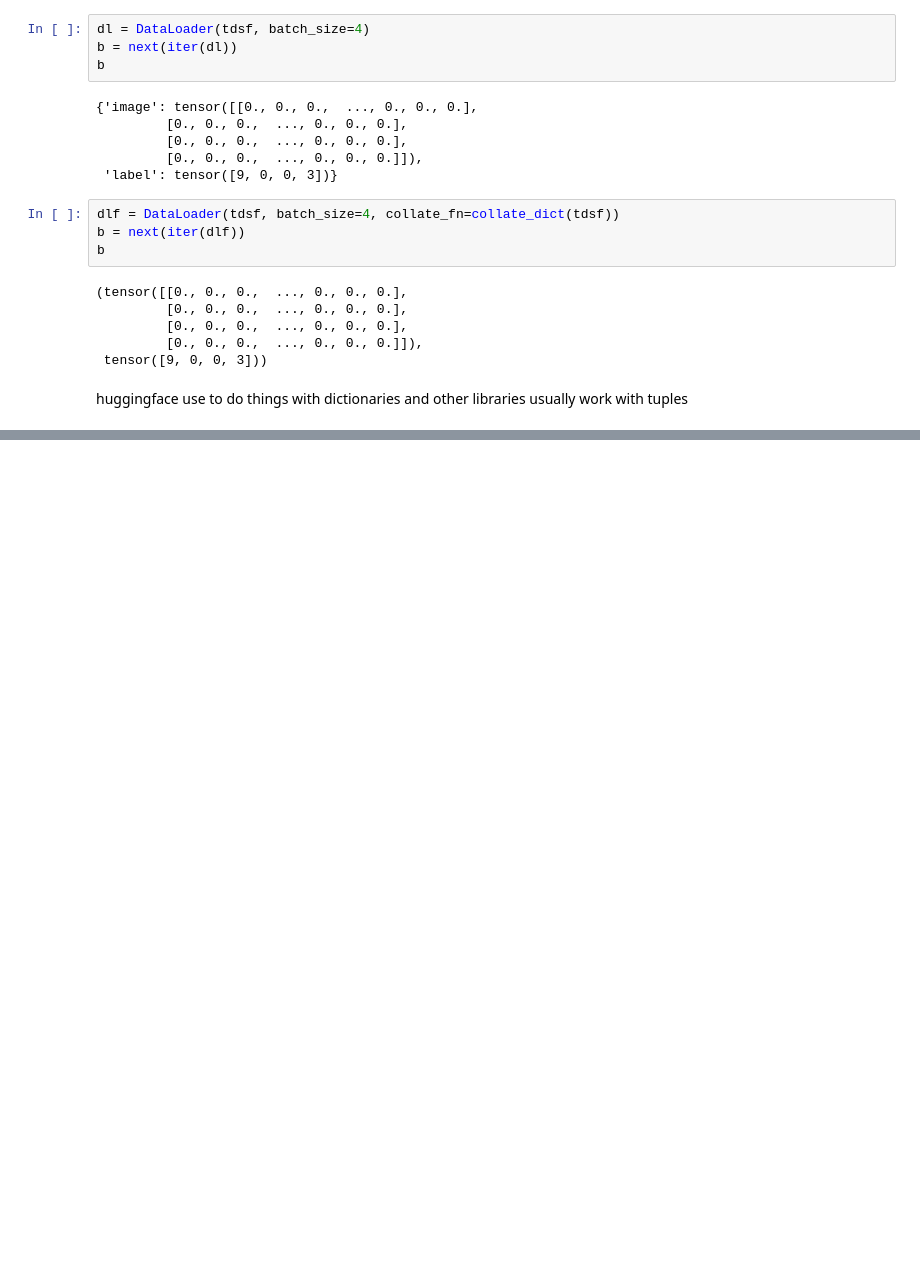
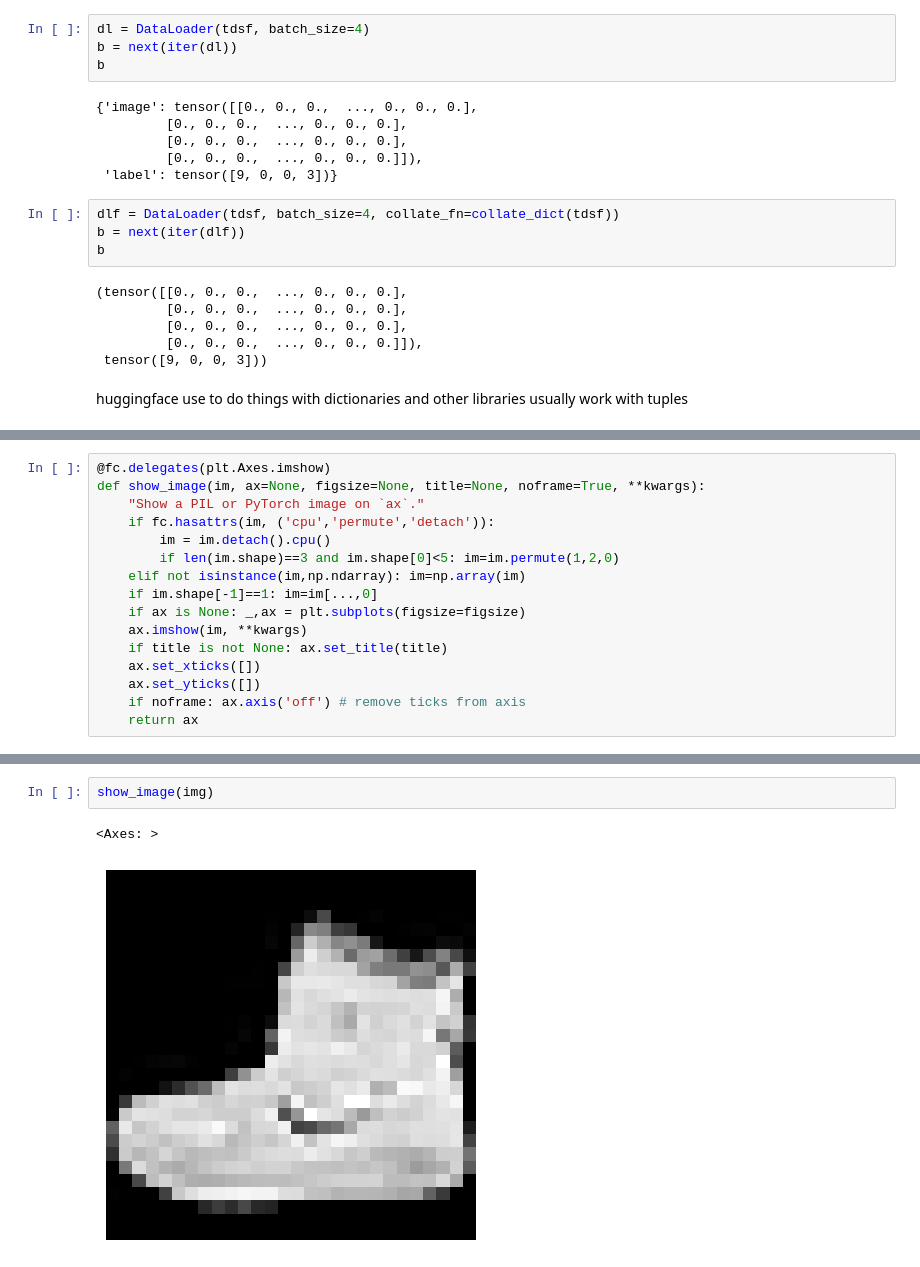
Before and after one commit to GregLed/fastai_2022, a Jupyter notebook: lec14_datasets.ipynb, the cells around one changed output, grey strips where cells are left out. Saved outputs shown, nothing was run; the diff lists cells and outputs as text; blank space fills up the shorter version.

```diff
--- a/lec14_datasets.ipynb
+++ b/lec14_datasets.ipynb
@@ -339,0 +366,16 @@ huggingface use to do things with dictionaries and other libraries usually work
+# %%
+@fc.delegates(plt.Axes.imshow)
+def show_image(im, ax=None, figsize=None, title=None, noframe=True, **kwargs):
+    "Show a PIL or PyTorch image on `ax`."
+    if fc.hasattrs(im, ('cpu','permute','detach')):
+        im = im.detach().cpu()
+        if len(im.shape)==3 and im.shape[0]<5: im=im.permute(1,2,0)
+    elif not isinstance(im,np.ndarray): im=np.array(im)
+    if im.shape[-1]==1: im=im[...,0]
+    if ax is None: _,ax = plt.subplots(figsize=figsize)
+    ax.imshow(im, **kwargs)
+    if title is not None: ax.set_title(title)
+    ax.set_xticks([])
+    ax.set_yticks([])
+    if noframe: ax.axis('off') # remove ticks from axis
+    return ax
@@ -339,0 +389,5 @@ huggingface use to do things with dictionaries and other libraries usually work
+# %%
+show_image(img)
+# %% [output]
+<Axes: >
+[figure, added]
```
Also changed, not shown: parts of 20 cells of this notebook, 1 other file.
